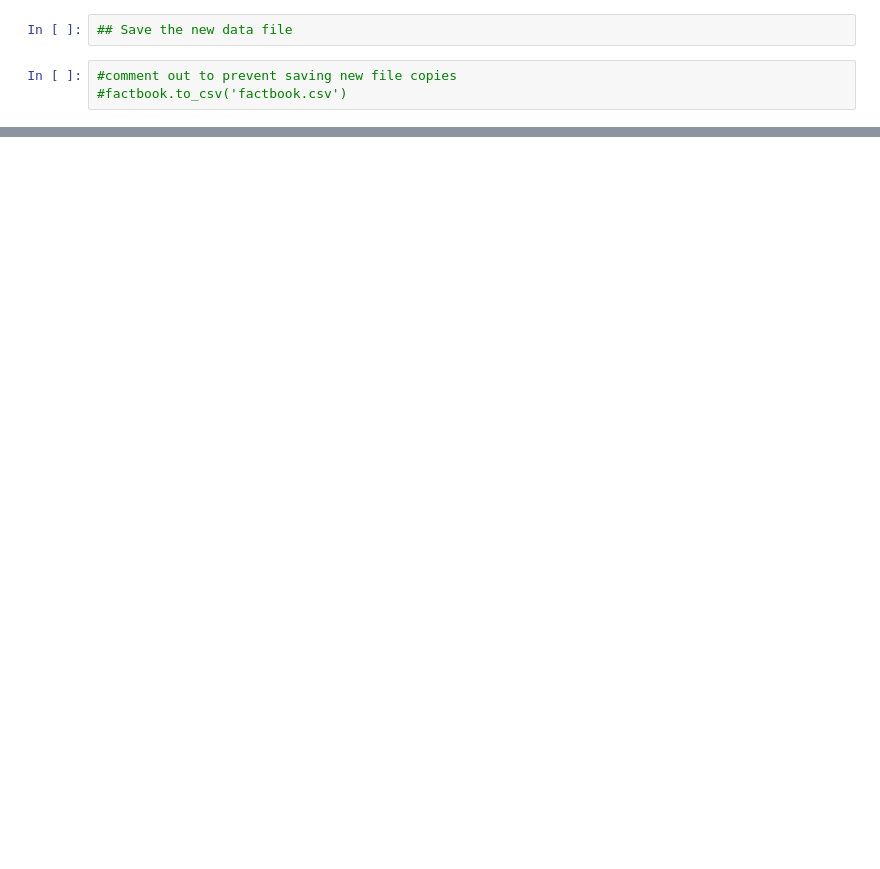
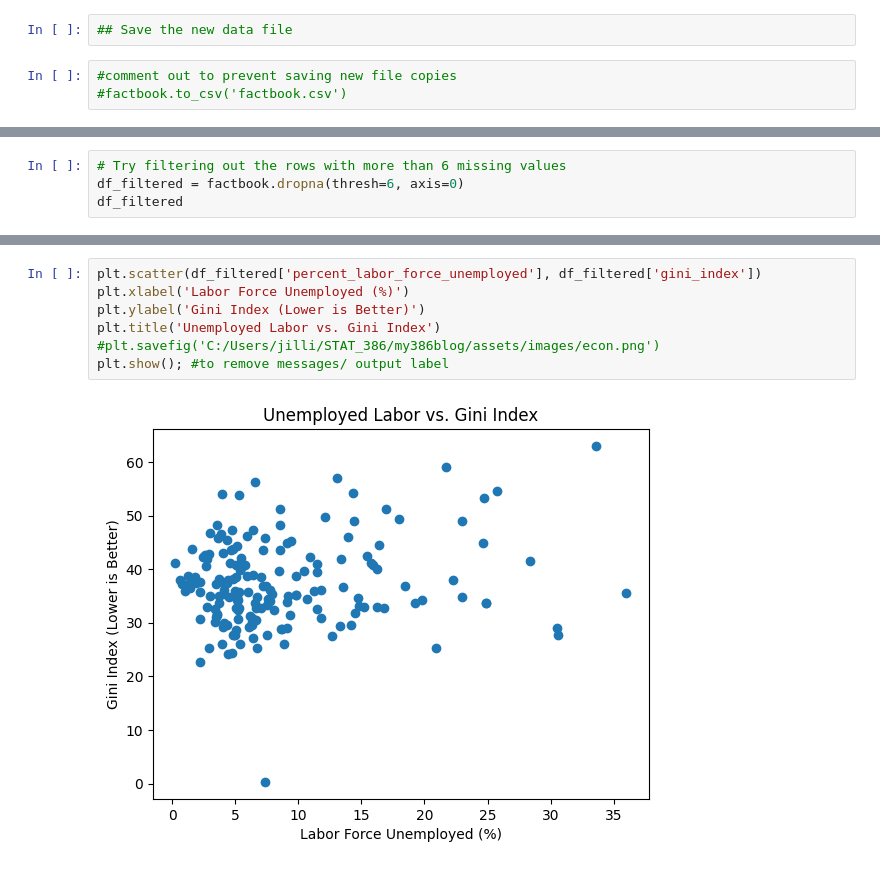
Before and after one commit to JillianWarburton/Country_Data, a Jupyter notebook: CleaningWorldFactbook.ipynb, the cells around one changed output, grey strips where cells are left out. Drawn from its saved outputs; the diff is of its cells as text; blank space fills up the shorter version.

Commit message:
commiting graphics and table explorations to github

```diff
--- a/CleaningWorldFactbook.ipynb
+++ b/CleaningWorldFactbook.ipynb
@@ -74,0 +96,4 @@ factbook = factbook[['Country', 'Rank_b', 'date_of_info_b', 'broadband_users',
+# %%
+# Try filtering out the rows with more than 6 missing values
+df_filtered = factbook.dropna(thresh=6, axis=0)
+df_filtered
@@ -74,0 +114,9 @@ factbook = factbook[['Country', 'Rank_b', 'date_of_info_b', 'broadband_users',
+# %%
+plt.scatter(df_filtered['percent_labor_force_unemployed'], df_filtered['gini_index'])
+plt.xlabel('Labor Force Unemployed (%)')
+plt.ylabel('Gini Index (Lower is Better)')
+plt.title('Unemployed Labor vs. Gini Index')
+#plt.savefig('C:/Users/jilli/STAT_386/my386blog/assets/images/econ.png')
+plt.show(); #to remove messages/ output label
+# %% [output]
+[figure, added]
```
Also changed, not shown: parts of 23 cells of this notebook.
